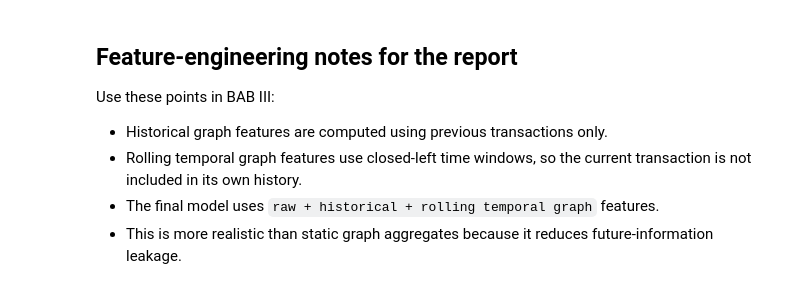
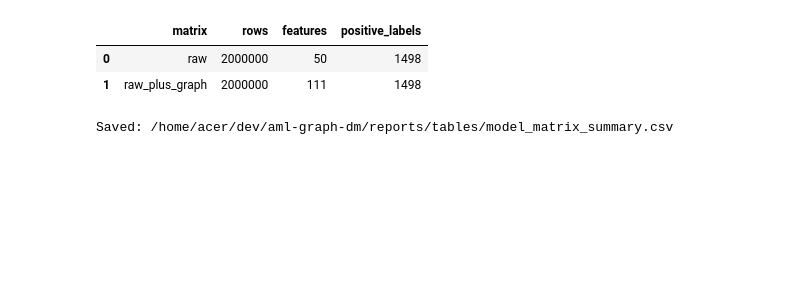
Before and after one commit to savitar393/aml-graph-dm, a Jupyter notebook: notebooks/02_feature_engineering.ipynb, the cells around one changed output. Drawn from its saved outputs; the diff is of its cells as text; code cells hidden in the pictures; blank space fills up the shorter version.

```diff
--- a/notebooks/02_feature_engineering.ipynb
+++ b/notebooks/02_feature_engineering.ipynb
@@ -146,20 +195,17 @@ print("Saved:", TABLES_DIR / "feature_inventory.csv")
 # %%
 X_raw, y = make_model_matrix(df_features, include_graph_features=False)
 X_graph, y_graph = make_model_matrix(df_features, include_graph_features=True)
 
 matrix_summary = pd.DataFrame([
     {"matrix": "raw", "rows": X_raw.shape[0], "features": X_raw.shape[1], "positive_labels": int(y.sum())},
-    {"matrix": "raw_plus_temporal_graph", "rows": X_graph.shape[0], "features": X_graph.shape[1], "positive_labels": int(y_graph.sum())},
+    {"matrix": "raw_plus_graph", "rows": X_graph.shape[0], "features": X_graph.shape[1], "positive_labels": int(y_graph.sum())},
 ])
 
 display(matrix_summary)
 matrix_summary.to_csv(TABLES_DIR / "model_matrix_summary.csv", index=False)
 print("Saved:", TABLES_DIR / "model_matrix_summary.csv")
+# %% [output]
+|  | matrix | rows | features | positive_labels |
+| 0 | raw | 2000000 | 50 | 1498 |
+| 1 | raw_plus_graph | 2000000 | 111 | 1498 |
+Saved: /home/acer/dev/aml-graph-dm/reports/tables/model_matrix_summary.csv
-# %% [markdown]
-## Feature-engineering notes for the report
-
-Use these points in BAB III:
-- Historical graph features are computed using previous transactions only.
-- Rolling temporal graph features use closed-left time windows, so the current transaction is not included in its own history.
-- The final model uses `raw + historical + rolling temporal graph` features.
-- This is more realistic than static graph aggregates because it reduces future-information leakage.
```
Also changed, not shown: parts of 21 cells of this notebook, 7 other files.
